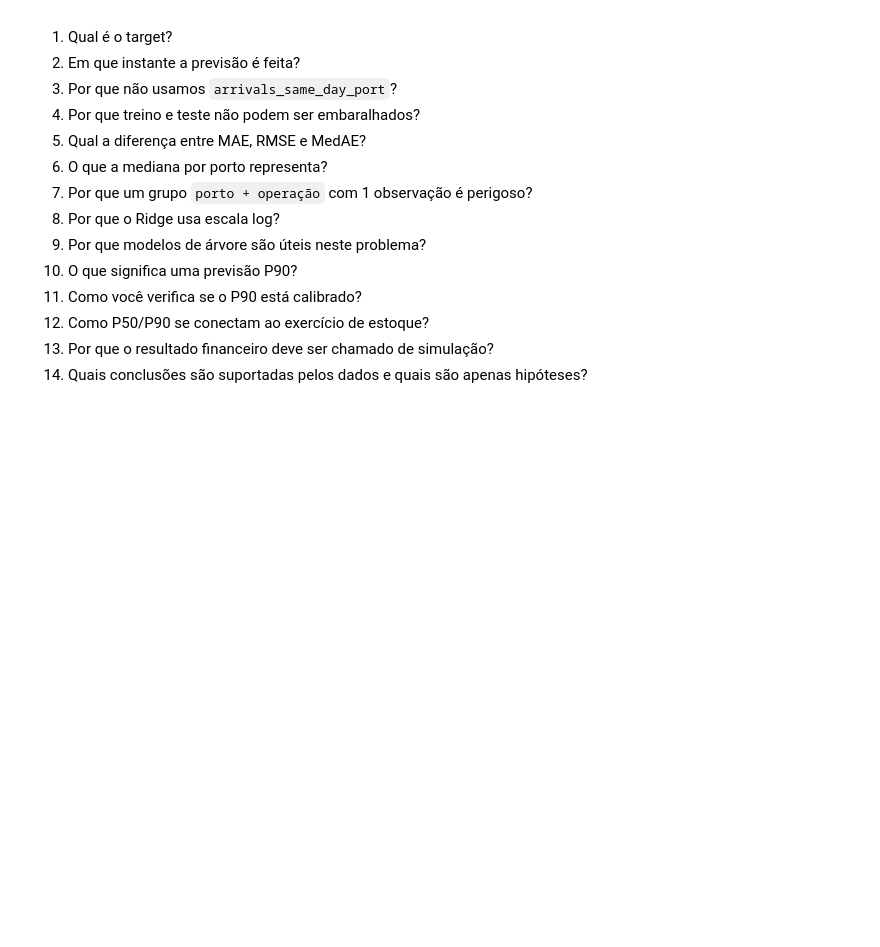
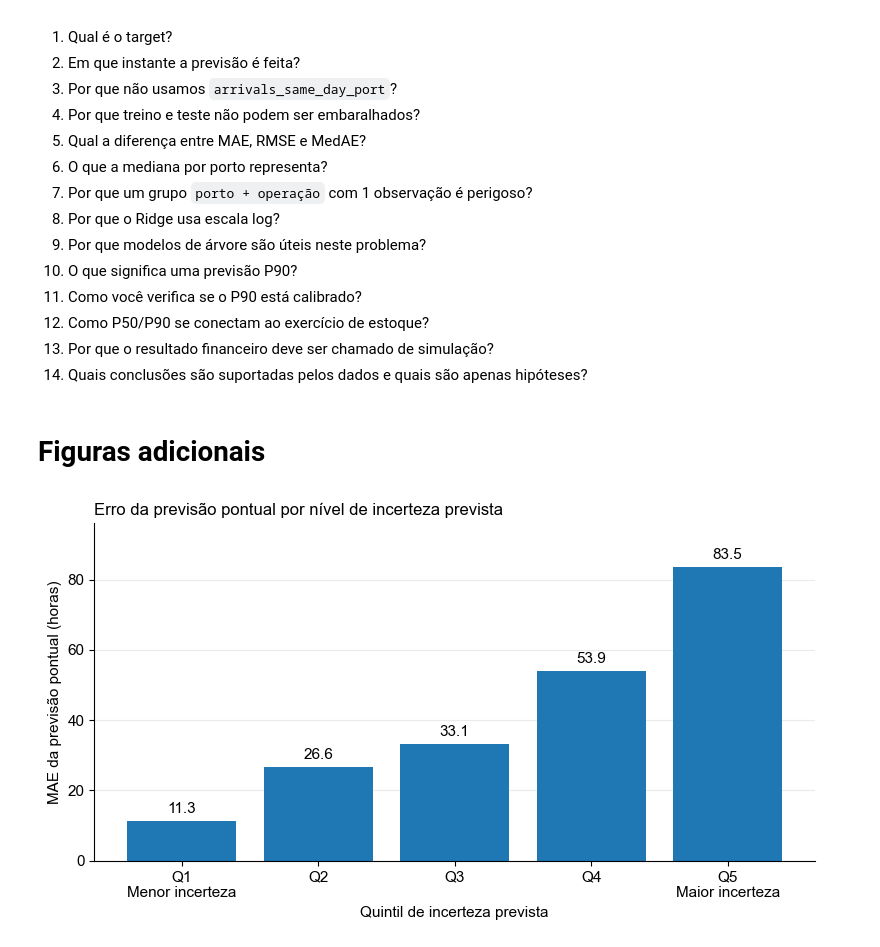
Before and after one commit to tiagoalberione/port_leadtime_prediction, a Jupyter notebook: notebooks/modeling_step_by_step.ipynb, the cells around one changed output. Drawn from its saved outputs; the diff is of its cells as text; code cells hidden in the pictures; blank space fills up the shorter version.

```diff
--- a/notebooks/modeling_step_by_step.ipynb
+++ b/notebooks/modeling_step_by_step.ipynb
@@ -1252,3 +6016,82 @@ Antes de considerar o Capítulo 4 concluído, responda sem consultar o código:
 12. Como P50/P90 se conectam ao exercício de estoque?
 13. Por que o resultado financeiro deve ser chamado de simulação?
 14. Quais conclusões são suportadas pelos dados e quais são apenas hipóteses?
+# %% [markdown]
+# Figuras adicionais
+# %%
+import matplotlib.pyplot as plt
+import numpy as np
+
+# ---------------------------------------------------------
+# Dados
+# ---------------------------------------------------------
+
+grupos = [
+    "Q1\nMenor incerteza",
+    "Q2",
+    "Q3",
+    "Q4",
+    "Q5\nMaior incerteza"
+]
+
+mae = [11.3, 26.6, 33.1, 53.9, 83.5]
+
+casos_acima_7d = [0.6, 3.2, 5.7, 13.2, 23.1]
+
+spread_p95_p50 = [29.7, 91.5, 136.9, 223.8, 326.1]
+
+x = np.arange(len(grupos))
+
+
+# ---------------------------------------------------------
+# Configuração visual
+# ---------------------------------------------------------
+
+plt.rcParams["font.family"] = "Arial"
+plt.rcParams["font.size"] = 11
+
+
+# =========================================================
+# FIGURA 1
+# Erro absoluto por nível de incerteza prevista
+# =========================================================
+
+fig, ax = plt.subplots(figsize=(8, 4.5))
+
+bars = ax.bar(x, mae)
+
+ax.set_xticks(x)
+ax.set_xticklabels(grupos)
+
+ax.set_ylabel("MAE da previsão pontual (horas)")
+ax.set_xlabel("Quintil de incerteza prevista")
+
+ax.set_title(
+    "Erro da previsão pontual por nível de incerteza prevista",
+    loc="left",
+    fontsize=12
+)
+
+ax.spines["top"].set_visible(False)
+ax.spines["right"].set_visible(False)
+
+ax.grid(axis="y", alpha=0.25)
+ax.set_axisbelow(True)
+
+# Valores sobre as barras
+for bar, valor in zip(bars, mae):
+    ax.text(
+        bar.get_x() + bar.get_width() / 2,
+        bar.get_height() + 1.5,
+        f"{valor:.1f}",
+        ha="center",
+        va="bottom"
+    )
+
+ax.set_ylim(0, max(mae) * 1.15)
+
+plt.tight_layout()
+
+plt.show()
+# %% [output]
+[figure, added]
```
Also changed, not shown: parts of 182 cells of this notebook.
